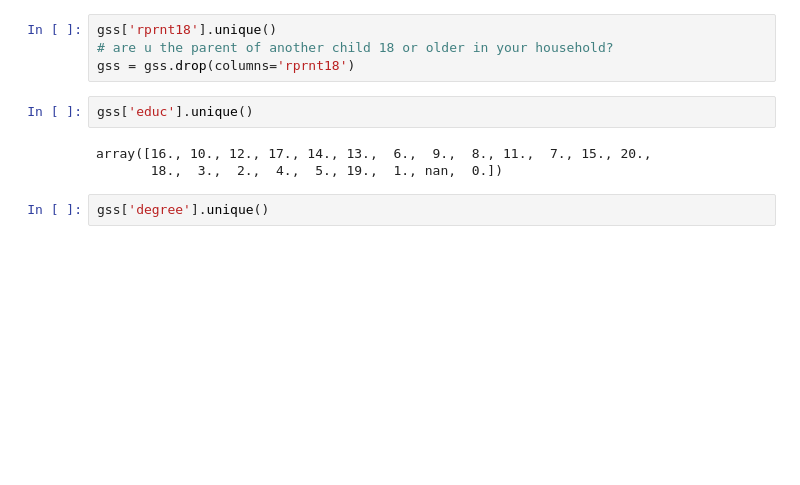
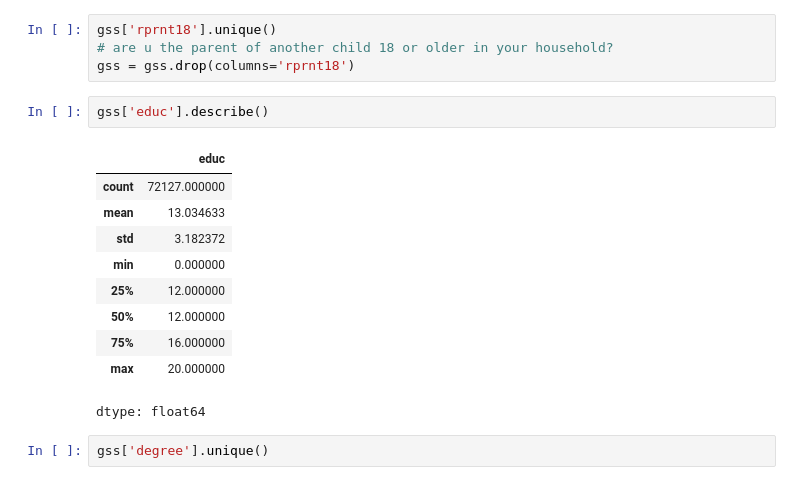
Before and after one commit to fwx5ax/Final-Project-DS3001, a Jupyter notebook: Project.ipynb, the cells around one changed output. Cells and saved outputs as stored; diff of their text form; blank space fills up the shorter version.

```diff
--- a/Project.ipynb
+++ b/Project.ipynb
@@ -103,10 +121,18 @@ gss['rprnt18'].unique()
 # are u the parent of another child 18 or older in your household?
 gss = gss.drop(columns='rprnt18')
 # %%
-gss['educ'].unique()
+gss['educ'].describe()
 # %% [output]
+|  | educ |
+| count | 72127.000000 |
+| mean | 13.034633 |
+| std | 3.182372 |
+| min | 0.000000 |
+| 25% | 12.000000 |
+| 50% | 12.000000 |
+| 75% | 16.000000 |
+| max | 20.000000 |
-array([16., 10., 12., 17., 14., 13.,  6.,  9.,  8., 11.,  7., 15., 20.,
-       18.,  3.,  2.,  4.,  5., 19.,  1., nan,  0.])
+dtype: float64
 # %%
 gss['degree'].unique()
 # %% [output]
```
Also changed, not shown: parts of 6 cells of this notebook.
